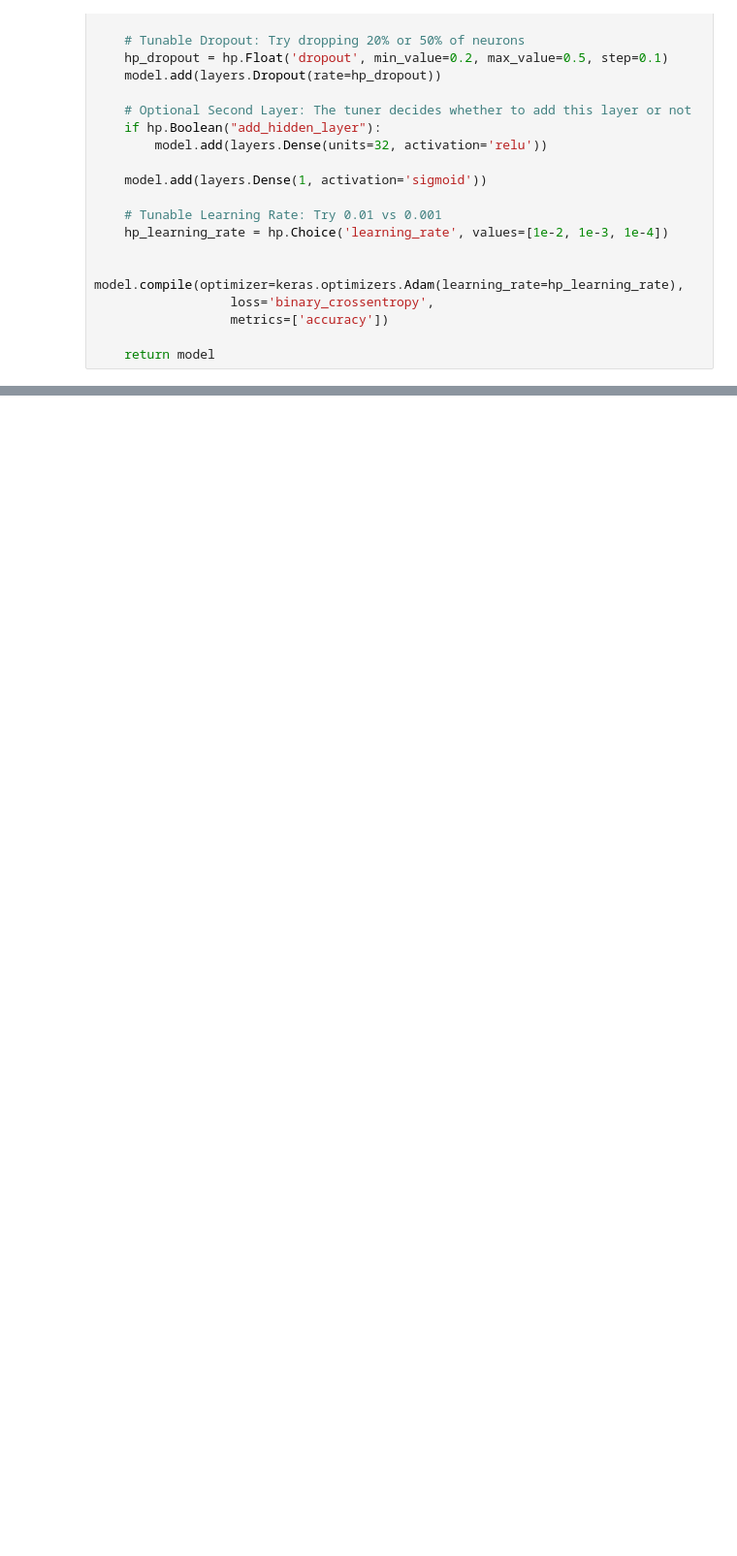
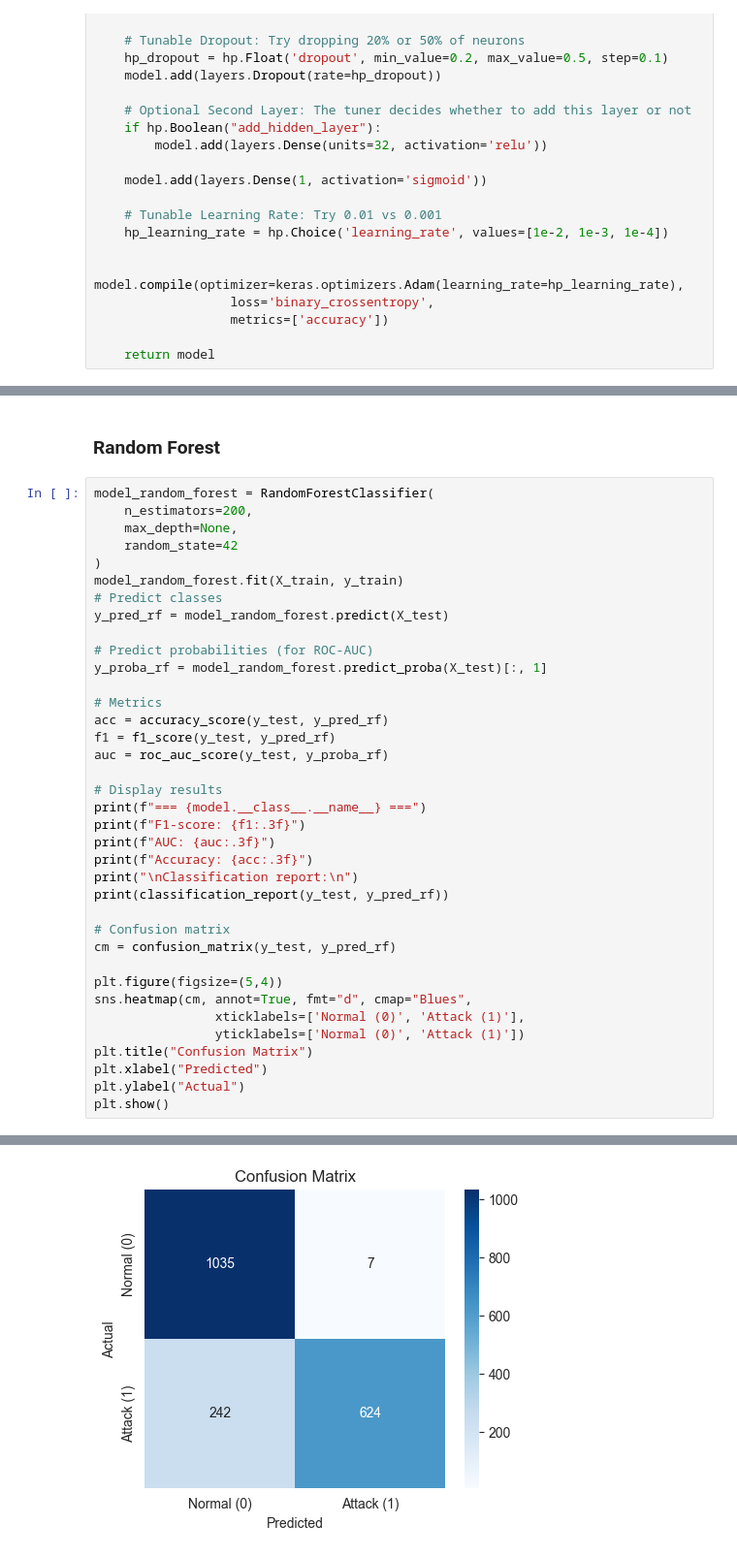
Before and after one commit to manGjv/Cybersecurity-Intrusion-Detection, a Jupyter notebook: project.ipynb, the cells around one changed output, grey strips where cells are left out. Shown at 97% size. Drawn from its saved outputs; the diff is of its cells as text; blank space fills up the shorter version.

```diff
--- a/project.ipynb
+++ b/project.ipynb
@@ -859,0 +1033,40 @@ weighted avg       0.88      0.86      0.86      1908
+# %% [markdown]
+### Random Forest
+# %%
+model_random_forest = RandomForestClassifier(
+    n_estimators=200,
+    max_depth=None,
+    random_state=42
+)
+model_random_forest.fit(X_train, y_train)
+# Predict classes
+y_pred_rf = model_random_forest.predict(X_test)
+
+# Predict probabilities (for ROC-AUC)
+y_proba_rf = model_random_forest.predict_proba(X_test)[:, 1]
+
+# Metrics
+acc = accuracy_score(y_test, y_pred_rf)
+f1 = f1_score(y_test, y_pred_rf)
+auc = roc_auc_score(y_test, y_proba_rf)
+
+# Display results
+print(f"=== {model.__class__.__name__} ===")
+print(f"F1-score: {f1:.3f}")
+print(f"AUC: {auc:.3f}")
+print(f"Accuracy: {acc:.3f}")
+print("\nClassification report:\n")
+print(classification_report(y_test, y_pred_rf))
+
+# Confusion matrix
+cm = confusion_matrix(y_test, y_pred_rf)
+
+plt.figure(figsize=(5,4))
+sns.heatmap(cm, annot=True, fmt="d", cmap="Blues",
+                xticklabels=['Normal (0)', 'Attack (1)'],
+                yticklabels=['Normal (0)', 'Attack (1)'])
+plt.title("Confusion Matrix")
+plt.xlabel("Predicted")
+plt.ylabel("Actual")
+plt.show()
+# %% [output]
@@ -859,0 +1088 @@ weighted avg       0.88      0.86      0.86      1908
+[figure, added]
```
Also changed, not shown: parts of 25 cells of this notebook.
